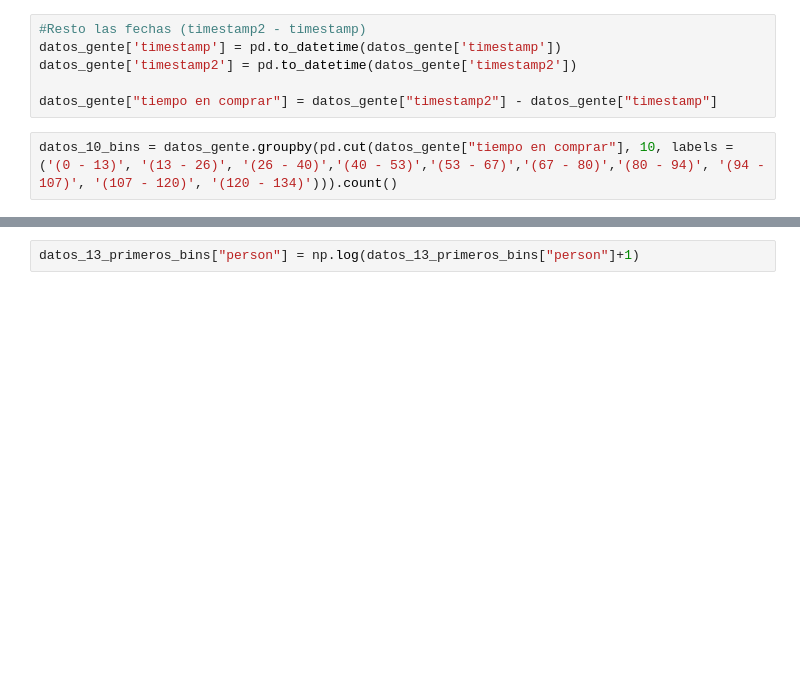
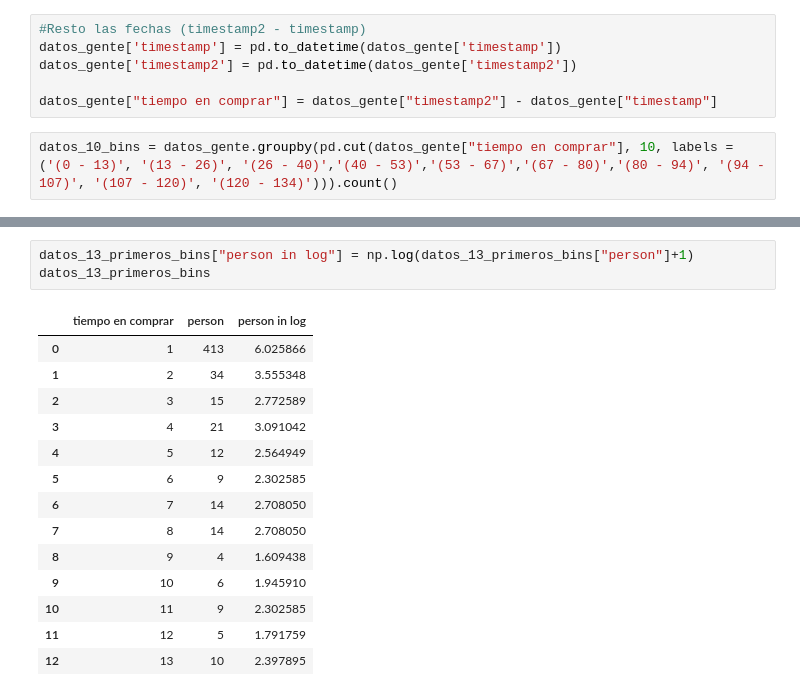
Before and after one commit to SDorgan/TP_Orga_Datos_2018_2C, a Jupyter notebook: Cantidad de personas vs. tiempo que tardan en comprar desde la primera vez que entran al sitio.ipynb, the cells around one changed output, grey strips where cells are left out. Cells and saved outputs as stored; diff of their text form; blank space fills up the shorter version.

```diff
--- a/Cantidad de personas vs. tiempo que tardan en comprar desde la primera vez que entran al sitio.ipynb
+++ b/Cantidad de personas vs. tiempo que tardan en comprar desde la primera vez que entran al sitio.ipynb
@@ -161,2 +147,18 @@ datos_13_primeros_bins
 # %%
-datos_13_primeros_bins["person"] = np.log(datos_13_primeros_bins["person"]+1)
+datos_13_primeros_bins["person in log"] = np.log(datos_13_primeros_bins["person"]+1)
+datos_13_primeros_bins
+# %% [output]
+|  | tiempo en comprar | person | person in log |
+| 0 | 1 | 413 | 6.025866 |
+| 1 | 2 | 34 | 3.555348 |
+| 2 | 3 | 15 | 2.772589 |
+| 3 | 4 | 21 | 3.091042 |
+| 4 | 5 | 12 | 2.564949 |
+| 5 | 6 | 9 | 2.302585 |
+| 6 | 7 | 14 | 2.708050 |
+| 7 | 8 | 14 | 2.708050 |
+| 8 | 9 | 4 | 1.609438 |
+| 9 | 10 | 6 | 1.945910 |
+| 10 | 11 | 9 | 2.302585 |
+| 11 | 12 | 5 | 1.791759 |
+| 12 | 13 | 10 | 2.397895 |
```
Also changed, not shown: parts of 8 cells of this notebook.
